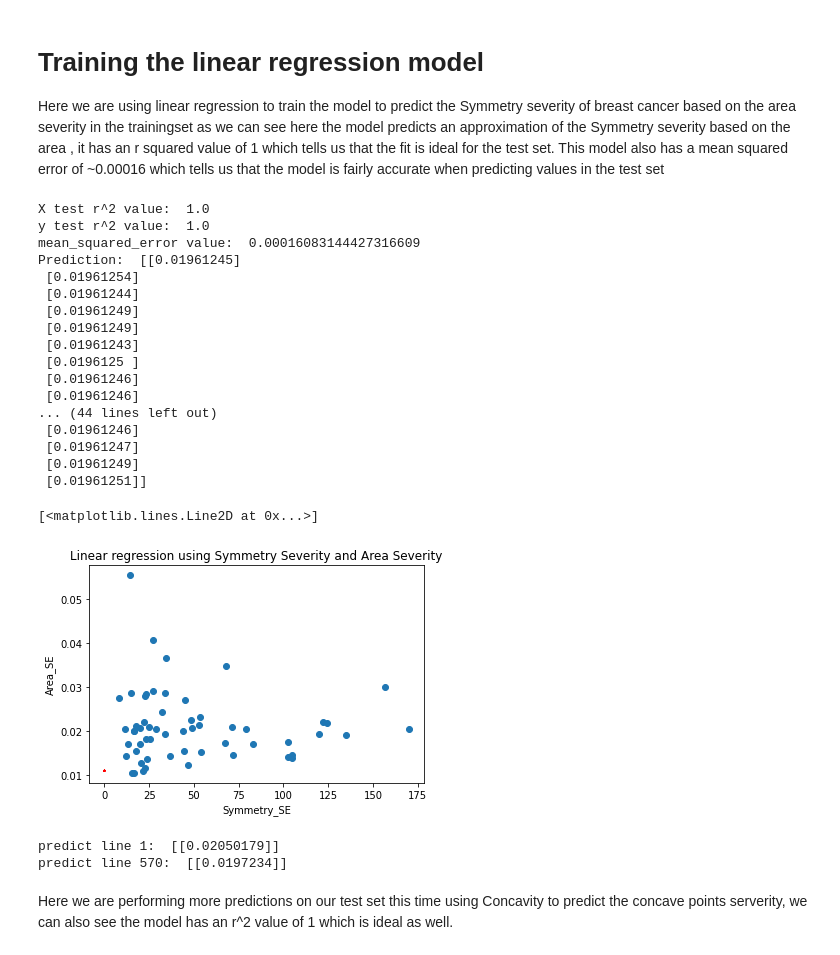
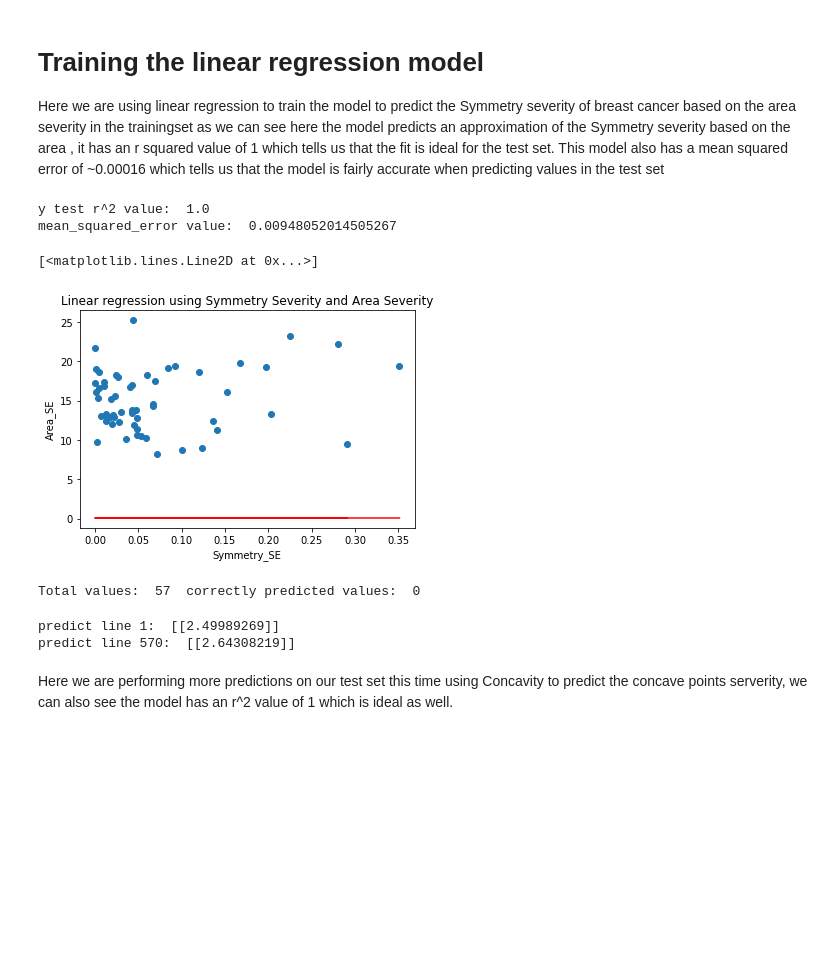
Before and after one commit to Ultan-Kearns/LYIT-Machine-Learning-Project, a Jupyter notebook: CA3Notebook.ipynb, the cells around one changed output. Drawn from its saved outputs; the diff is of its cells as text; code cells hidden in the pictures; blank space fills up the shorter version.

```diff
--- a/CA3Notebook.ipynb
+++ b/CA3Notebook.ipynb
@@ -215,58 +215,50 @@ Here we are using linear regression to train the model to predict the Symmetry s
 # %%
 # Here we train a model to perform linear regression data set to predict the diagnosis
 
 from sklearn.linear_model import LinearRegression
 from sklearn.metrics import mean_squared_error, r2_score
 from math import sqrt
+from scipy import stats
 # create the linear regression model by fitting training set to the test set
-y_testArray = np.array(y_test['Symmetry_SE']).reshape(-1,1)
-y_trainArray = np.array(y_train['Symmetry_SE']).reshape(-1,1)
-X_trainArray = np.array(X_train['Area_SE']).reshape(-1,1)
-X_testArray = np.array(X_test['Area_SE']).reshape(-1,1)
+y_testArray = np.array(y_test['Mean_Concavity']).reshape(-1,1)
+y_trainArray = np.array(y_train['Mean_Concavity']).reshape(-1,1)
+X_trainArray = np.array(X_train['Mean_Radius']).reshape(-1,1)
+X_testArray = np.array(X_test['Mean_Radius']).reshape(-1,1)
 
 regression_model = LinearRegression().fit(X_trainArray, y_trainArray)
 # Score the model and retrive r^2 value
-x_pred = regression_model.predict(X_testArray)
 y_pred = regression_model.predict(y_testArray)
-rSquared = regression_model.score(X_testArray, y_pred)
 rSquared = regression_model.score(y_testArray, y_pred)
-print('X test r^2 value: ', rSquared)
 print('y test r^2 value: ', rSquared)
 print('mean_squared_error value: ', mean_squared_error(y_testArray, prediction))
-print('Prediction: ', regression_model.predict(y_testArray))
 plt.xlabel("Symmetry_SE")
 plt.ylabel("Area_SE")
 plt.title('Linear regression using Symmetry Severity and Area Severity')
-plt.scatter(X_testArray,y_testArray)
-plt.plot(y_testArray,prediction,c='r')
+plt.scatter(y_testArray,X_testArray)
+plt.plot(y_testArray,y_pred,c='r')
 # %% [output]
-X test r^2 value:  1.0
 y test r^2 value:  1.0
-mean_squared_error value:  0.00016083144427316609
-Prediction:  [[0.01961245]
- [0.01961254]
- [0.01961244]
- [0.01961249]
- [0.01961249]
- [0.01961243]
- [0.0196125 ]
- [0.01961246]
- [0.01961246]
-... (44 lines left out)
- [0.01961246]
- [0.01961247]
- [0.01961249]
- [0.01961251]]
+mean_squared_error value:  0.00948052014505267
 [<matplotlib.lines.Line2D at 0x...>]
-[figure, old version]
+[figure, new version]
+# %%
+correct = 0;
+count = 0;
+for i in y_testArray:
+  if y_pred[count] == y_testArray[count]:
+    correct+=1
+  count+=1
+print('Total values: ',count, ' correctly predicted values: ',correct)
+# %% [output]
+Total values:  57  correctly predicted values:  0
 # %%
 #0.03003 actual value line 1 of excel
 print('predict line 1: ',regression_model.predict([[153.4]]))
 # actual 0.026
 print('predict line 570: ',regression_model.predict([[19.15]]))
 # %% [output]
-predict line 1:  [[0.02050179]]
-predict line 570:  [[0.0197234]]
+predict line 1:  [[2.49989269]]
+predict line 570:  [[2.64308219]]
 # %% [markdown]
 Here we are performing more predictions on our test set this time using Concavity to predict the concave points serverity, we can also see the model has an r^2 value of 1 which is ideal as well.
 # %%
```
Also changed, not shown: parts of 9 cells of this notebook.
